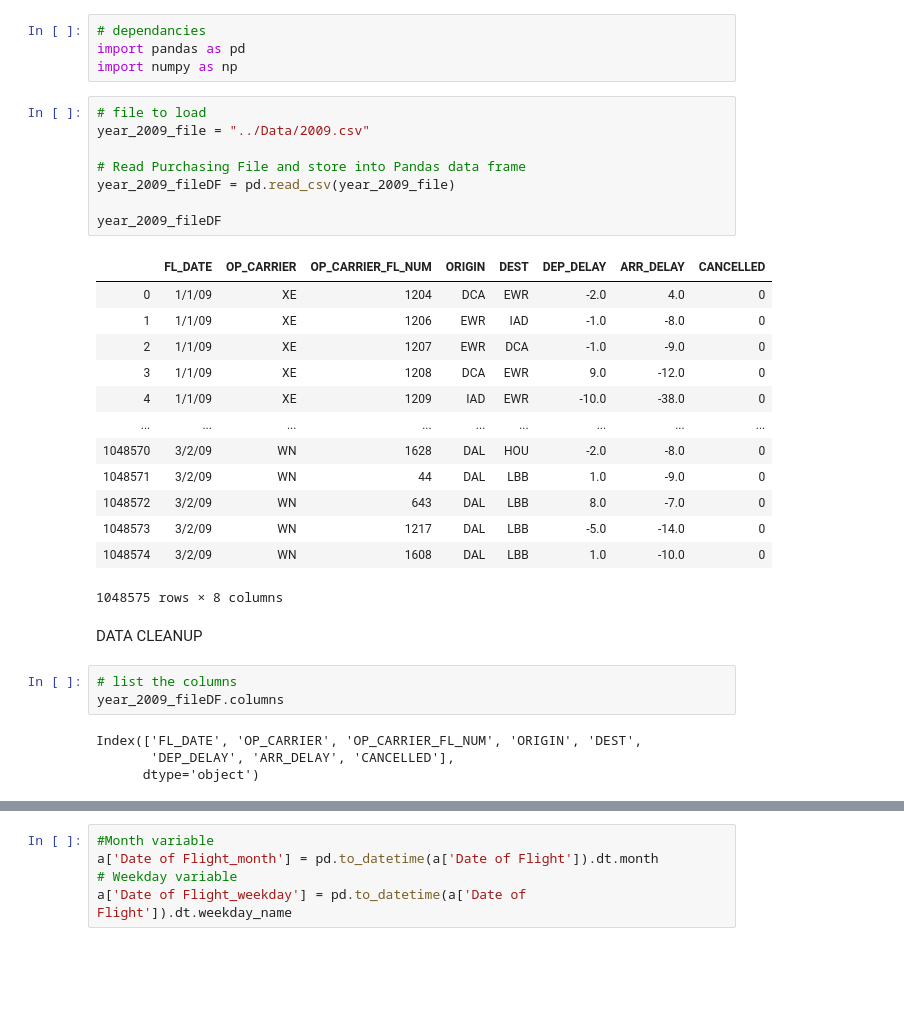
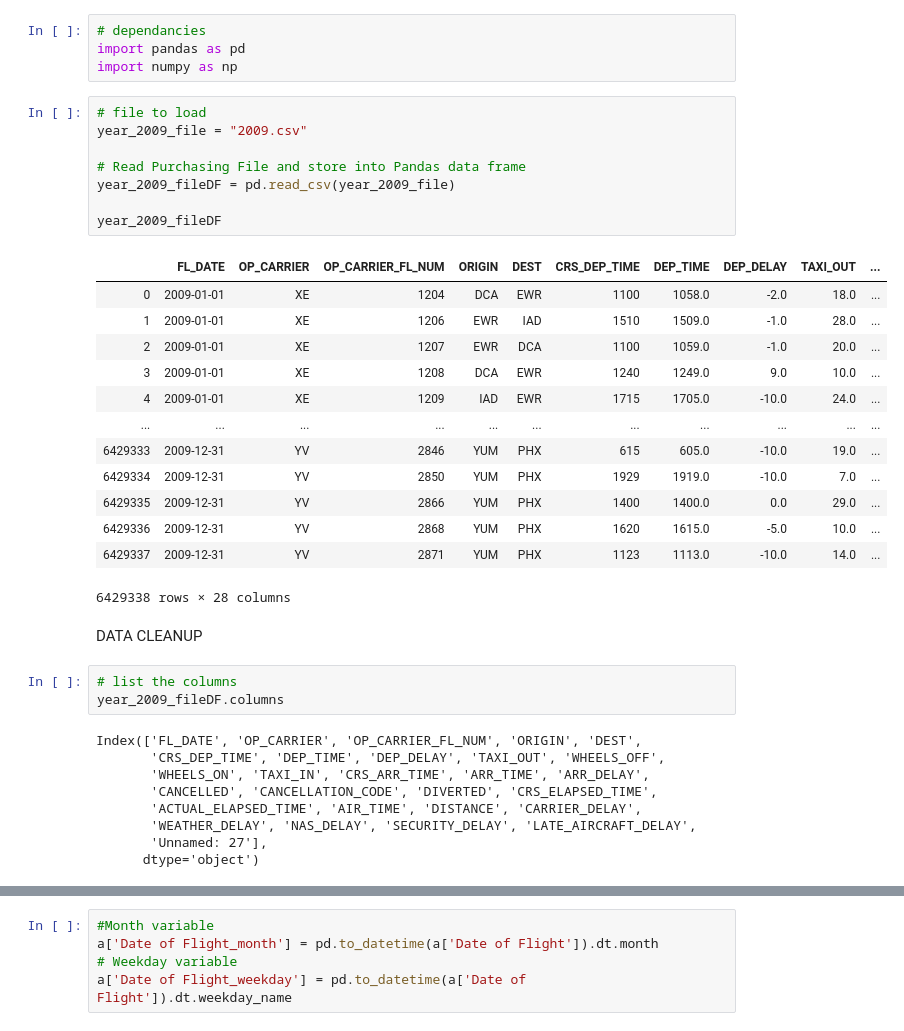
Before and after one commit to Abdullah101298/Airline_Flight_Delay, a Jupyter notebook: Cleaned_Airlines_Data/2009airlines_clean.ipynb, the cells around one changed output, grey strips where cells are left out. Saved outputs shown, nothing was run; the diff lists cells and outputs as text; blank space fills up the shorter version.

```diff
--- a/Cleaned_Airlines_Data/2009airlines_clean.ipynb
+++ b/Cleaned_Airlines_Data/2009airlines_clean.ipynb
@@ -4,26 +4,26 @@ import pandas as pd
 import numpy as np
 # %%
 # file to load
-year_2009_file = "../Data/2009.csv"
+year_2009_file = "2009.csv"
 
 # Read Purchasing File and store into Pandas data frame
 year_2009_fileDF = pd.read_csv(year_2009_file)
 
 year_2009_fileDF
 # %% [output]
-|  | FL_DATE | OP_CARRIER | OP_CARRIER_FL_NUM | ORIGIN | DEST | DEP_DELAY | ARR_DELAY | CANCELLED |
-| 0 | 1/1/09 | XE | 1204 | DCA | EWR | -2.0 | 4.0 | 0 |
-| 1 | 1/1/09 | XE | 1206 | EWR | IAD | -1.0 | -8.0 | 0 |
-| 2 | 1/1/09 | XE | 1207 | EWR | DCA | -1.0 | -9.0 | 0 |
-| 3 | 1/1/09 | XE | 1208 | DCA | EWR | 9.0 | -12.0 | 0 |
-| 4 | 1/1/09 | XE | 1209 | IAD | EWR | -10.0 | -38.0 | 0 |
-| ... | ... | ... | ... | ... | ... | ... | ... | ... |
-| 1048570 | 3/2/09 | WN | 1628 | DAL | HOU | -2.0 | -8.0 | 0 |
-| 1048571 | 3/2/09 | WN | 44 | DAL | LBB | 1.0 | -9.0 | 0 |
-| 1048572 | 3/2/09 | WN | 643 | DAL | LBB | 8.0 | -7.0 | 0 |
-| 1048573 | 3/2/09 | WN | 1217 | DAL | LBB | -5.0 | -14.0 | 0 |
-| 1048574 | 3/2/09 | WN | 1608 | DAL | LBB | 1.0 | -10.0 | 0 |
+|  | FL_DATE | OP_CARRIER | OP_CARRIER_FL_NUM | ORIGIN | DEST | CRS_DEP_TIME | DEP_TIME | DEP_DELAY | TAXI_OUT | ... |
+| 0 | 2009-01-01 | XE | 1204 | DCA | EWR | 1100 | 1058.0 | -2.0 | 18.0 | ... |
+| 1 | 2009-01-01 | XE | 1206 | EWR | IAD | 1510 | 1509.0 | -1.0 | 28.0 | ... |
+| 2 | 2009-01-01 | XE | 1207 | EWR | DCA | 1100 | 1059.0 | -1.0 | 20.0 | ... |
+| 3 | 2009-01-01 | XE | 1208 | DCA | EWR | 1240 | 1249.0 | 9.0 | 10.0 | ... |
+| 4 | 2009-01-01 | XE | 1209 | IAD | EWR | 1715 | 1705.0 | -10.0 | 24.0 | ... |
+| ... | ... | ... | ... | ... | ... | ... | ... | ... | ... | ... |
+| 6429333 | 2009-12-31 | YV | 2846 | YUM | PHX | 615 | 605.0 | -10.0 | 19.0 | ... |
+| 6429334 | 2009-12-31 | YV | 2850 | YUM | PHX | 1929 | 1919.0 | -10.0 | 7.0 | ... |
+| 6429335 | 2009-12-31 | YV | 2866 | YUM | PHX | 1400 | 1400.0 | 0.0 | 29.0 | ... |
+| 6429336 | 2009-12-31 | YV | 2868 | YUM | PHX | 1620 | 1615.0 | -5.0 | 10.0 | ... |
+| 6429337 | 2009-12-31 | YV | 2871 | YUM | PHX | 1123 | 1113.0 | -10.0 | 14.0 | ... |
-1048575 rows × 8 columns
+6429338 rows × 28 columns
 # %% [markdown]
 DATA CLEANUP
 # %%
@@ -31,7 +31,12 @@ DATA CLEANUP
 year_2009_fileDF.columns
 # %% [output]
 Index(['FL_DATE', 'OP_CARRIER', 'OP_CARRIER_FL_NUM', 'ORIGIN', 'DEST',
-       'DEP_DELAY', 'ARR_DELAY', 'CANCELLED'],
+       'CRS_DEP_TIME', 'DEP_TIME', 'DEP_DELAY', 'TAXI_OUT', 'WHEELS_OFF',
+       'WHEELS_ON', 'TAXI_IN', 'CRS_ARR_TIME', 'ARR_TIME', 'ARR_DELAY',
+       'CANCELLED', 'CANCELLATION_CODE', 'DIVERTED', 'CRS_ELAPSED_TIME',
+       'ACTUAL_ELAPSED_TIME', 'AIR_TIME', 'DISTANCE', 'CARRIER_DELAY',
+       'WEATHER_DELAY', 'NAS_DELAY', 'SECURITY_DELAY', 'LATE_AIRCRAFT_DELAY',
+       'Unnamed: 27'],
       dtype='object')
 # %%
 # picking only the needed columns
```
Also changed, not shown: parts of 10 cells of this notebook, 3 other files.
